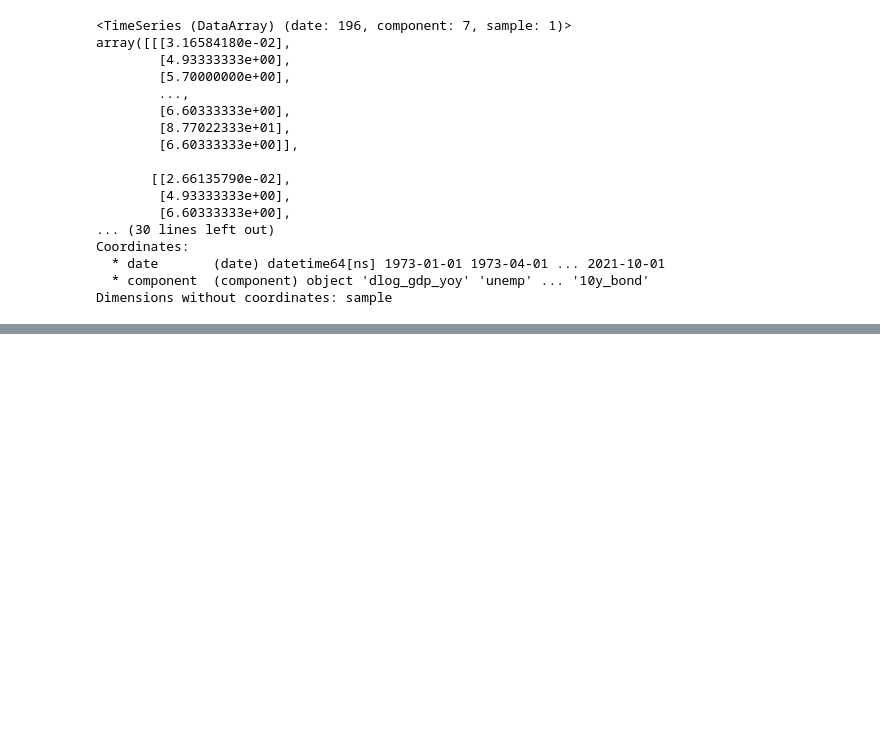
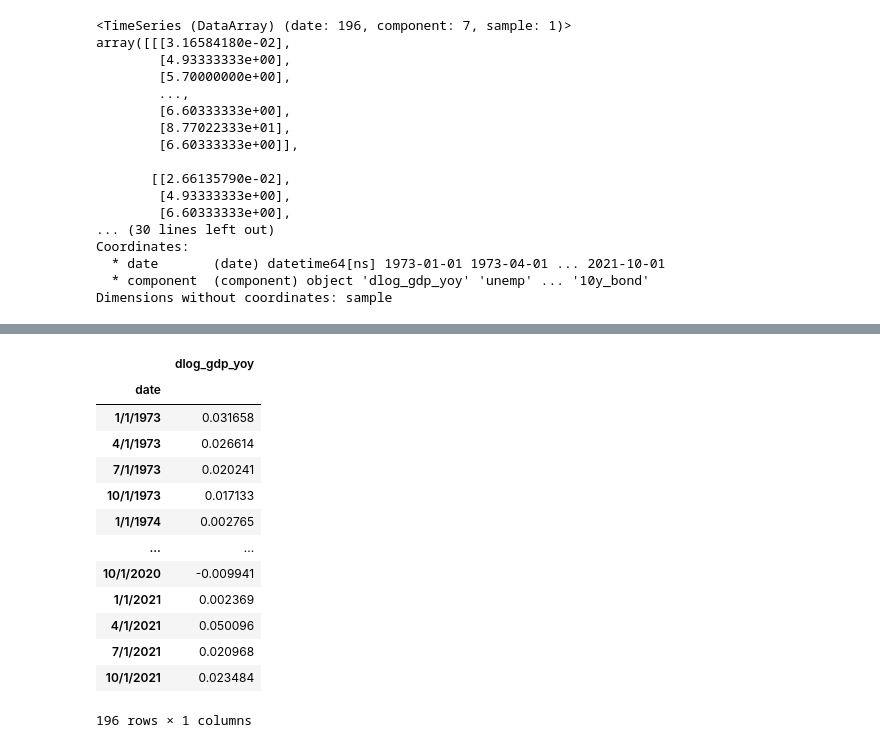
Before and after one commit to sahilnisar/.ipynb_checkpoints, a Jupyter notebook: rnn_gdp_forecasting.ipynb, the cells around one changed output, grey strips where cells are left out. Cells and saved outputs as stored; diff of their text form; code cells hidden in the pictures; blank space fills up the shorter version.

```diff
--- a/rnn_gdp_forecasting.ipynb
+++ b/rnn_gdp_forecasting.ipynb
@@ -431,3 +431,22 @@ month_series = datetime_attribute_timeseries(
 
 covariates = year_series.stack(month_series)
 cov_train, cov_val = covariates.split_after(pd.Timestamp(FC_START))
+# %%
+df = pd.read_csv('https://github.com/sahilnisar/.ipynb_checkpoints/raw/main/US_Forecasting_Data_1972_2021.csv', error_bad_lines=False)
+df=df[['date','dlog_gdp_yoy']].iloc[4:,]
+df.set_index('date')
+# %% [output]
+|  | dlog_gdp_yoy |
+| date |  |
+| 1/1/1973 | 0.031658 |
+| 4/1/1973 | 0.026614 |
+| 7/1/1973 | 0.020241 |
+| 10/1/1973 | 0.017133 |
+| 1/1/1974 | 0.002765 |
+| ... | ... |
+| 10/1/2020 | -0.009941 |
+| 1/1/2021 | 0.002369 |
+| 4/1/2021 | 0.050096 |
+| 7/1/2021 | 0.020968 |
+| 10/1/2021 | 0.023484 |
+196 rows × 1 columns
```
Also changed, not shown: parts of 42 cells of this notebook.
